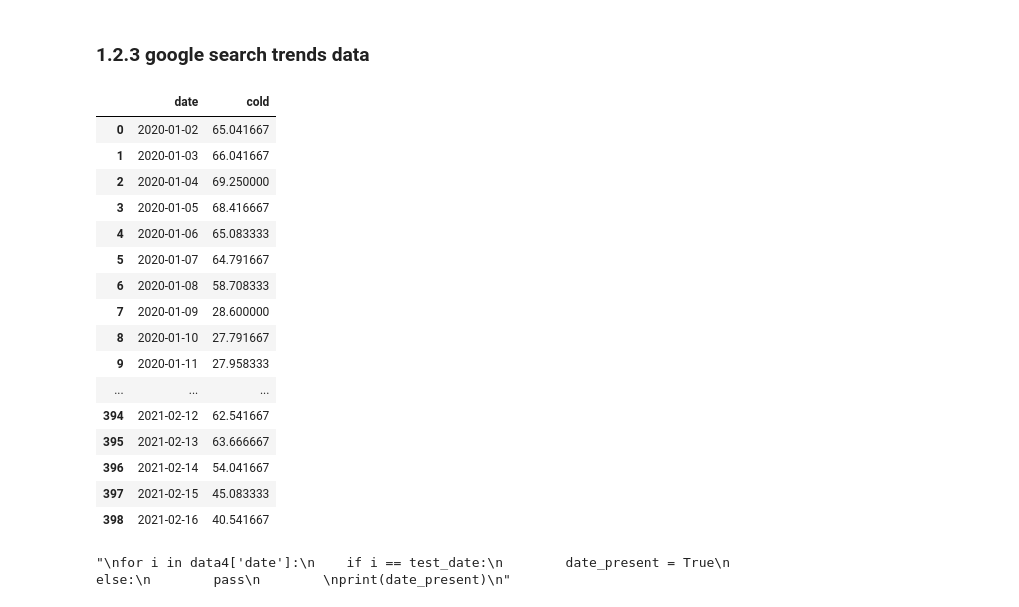
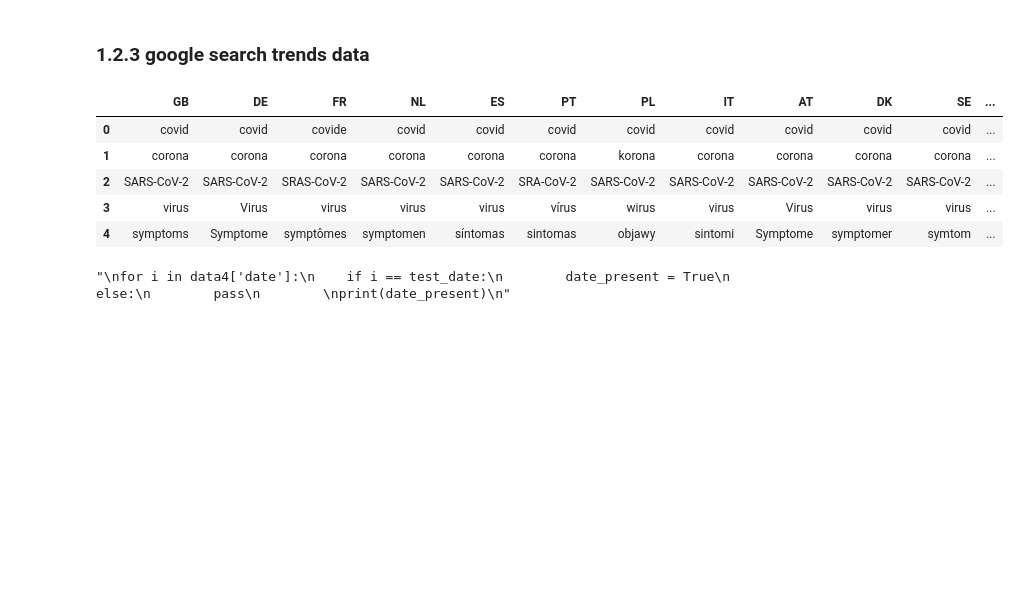
Before and after one commit to KevinSpurk/P03-how-to-predict-a-pandemic, a Jupyter notebook: P03_predict_covid19.ipynb, the cells around one changed output. Saved outputs shown, nothing was run; the diff lists cells and outputs as text; code cells hidden in the pictures; blank space fills up the shorter version.

```diff
--- a/P03_predict_covid19.ipynb
+++ b/P03_predict_covid19.ipynb
@@ -102,23 +87,12 @@ data4 = pytrends.get_historical_interest(kw_list, year_start=2020, month_start=1
-# %%
-data4
-# %% [output]
-|  | date | cold |
-| 0 | 2020-01-02 | 65.041667 |
-| 1 | 2020-01-03 | 66.041667 |
-| 2 | 2020-01-04 | 69.250000 |
-| 3 | 2020-01-05 | 68.416667 |
-| 4 | 2020-01-06 | 65.083333 |
-| 5 | 2020-01-07 | 64.791667 |
-| 6 | 2020-01-08 | 58.708333 |
-| 7 | 2020-01-09 | 28.600000 |
-| 8 | 2020-01-10 | 27.791667 |
-| 9 | 2020-01-11 | 27.958333 |
-| ... | ... | ... |
-| 394 | 2021-02-12 | 62.541667 |
-| 395 | 2021-02-13 | 63.666667 |
-| 396 | 2021-02-14 | 54.041667 |
-| 397 | 2021-02-15 | 45.083333 |
-| 398 | 2021-02-16 | 40.541667 |
+# %%
+kw_df.head()
+# %% [output]
+|  | GB | DE | FR | NL | ES | PT | PL | IT | AT | DK | SE | ... |
+| 0 | covid | covid | covide | covid | covid | covid | covid | covid | covid | covid | covid | ... |
+| 1 | corona | corona | corona | corona | corona | corona | korona | corona | corona | corona | corona | ... |
+| 2 | SARS-CoV-2 | SARS-CoV-2 | SRAS-CoV-2 | SARS-CoV-2 | SARS-CoV-2 | SRA-CoV-2 | SARS-CoV-2 | SARS-CoV-2 | SARS-CoV-2 | SARS-CoV-2 | SARS-CoV-2 | ... |
+| 3 | virus | Virus | virus | virus | virus | vírus | wirus | virus | Virus | virus | virus | ... |
+| 4 | symptoms | Symptome | symptômes | symptomen | síntomas | sintomas | objawy | sintomi | Symptome | symptomer | symtom | ... |
 # %%
 '''
 while test_date_start <= test_date_end:
```
Also changed, not shown: parts of 24 cells of this notebook, 1 other file.
